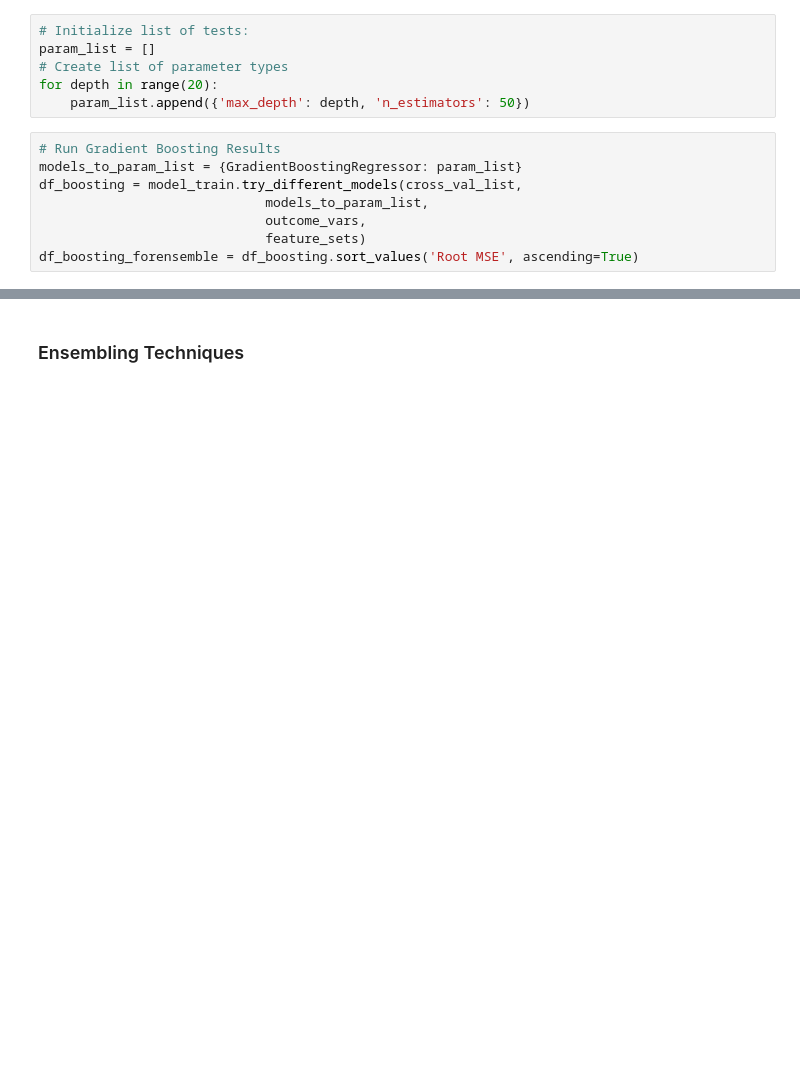
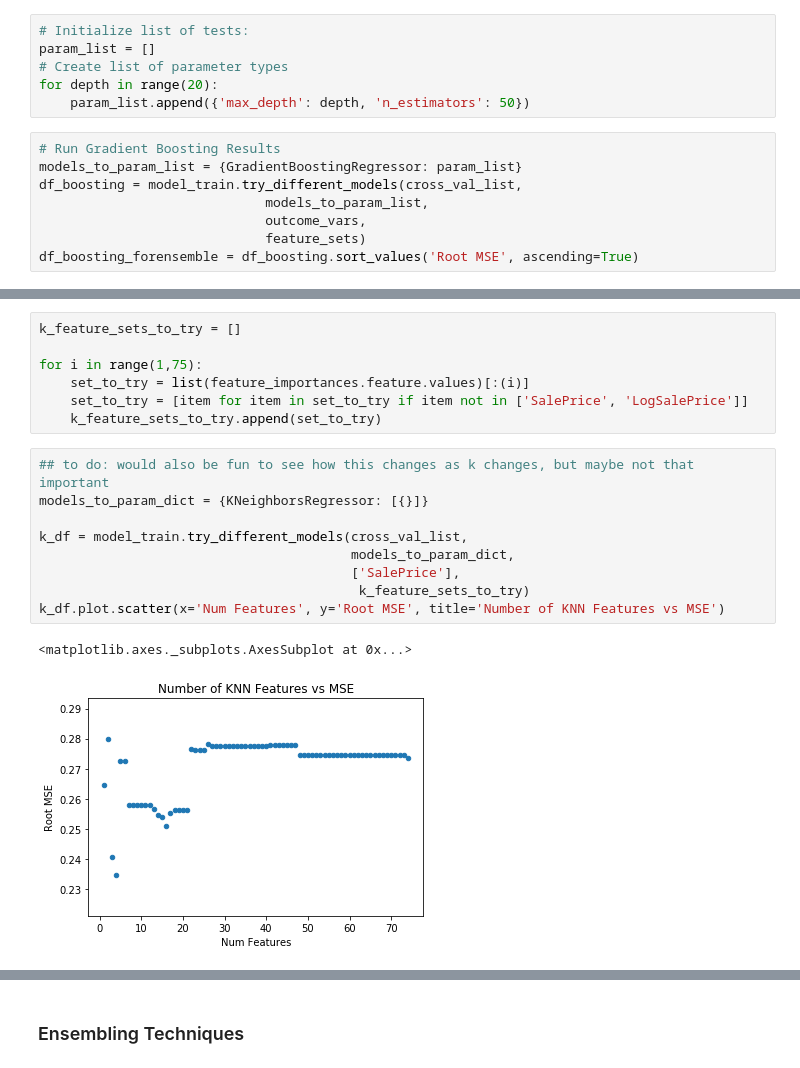
Before and after one commit to emrapport/w207_final_proj, a Jupyter notebook: Working Final Notebook_ML.ipynb, the cells around one changed output, grey strips where cells are left out. Drawn from its saved outputs; the diff is of its cells as text; blank space fills up the shorter version.

```diff
--- a/Working Final Notebook_ML.ipynb
+++ b/Working Final Notebook_ML.ipynb
@@ -232,0 +313,19 @@ TODO EMILY
+# %%
+k_feature_sets_to_try = []
+
+for i in range(1,75):
+    set_to_try = list(feature_importances.feature.values)[:(i)]
+    set_to_try = [item for item in set_to_try if item not in ['SalePrice', 'LogSalePrice']]
+    k_feature_sets_to_try.append(set_to_try)
+# %%
+## to do: would also be fun to see how this changes as k changes, but maybe not that important
+models_to_param_dict = {KNeighborsRegressor: [{}]}
+
+k_df = model_train.try_different_models(cross_val_list,
+                                        models_to_param_dict,
+                                        ['SalePrice'],
+                                         k_feature_sets_to_try)
+k_df.plot.scatter(x='Num Features', y='Root MSE', title='Number of KNN Features vs MSE')
+# %% [output]
+<matplotlib.axes._subplots.AxesSubplot at 0x...>
+[figure, added]
```
Also changed, not shown: parts of 67 cells of this notebook, 6 other files.
